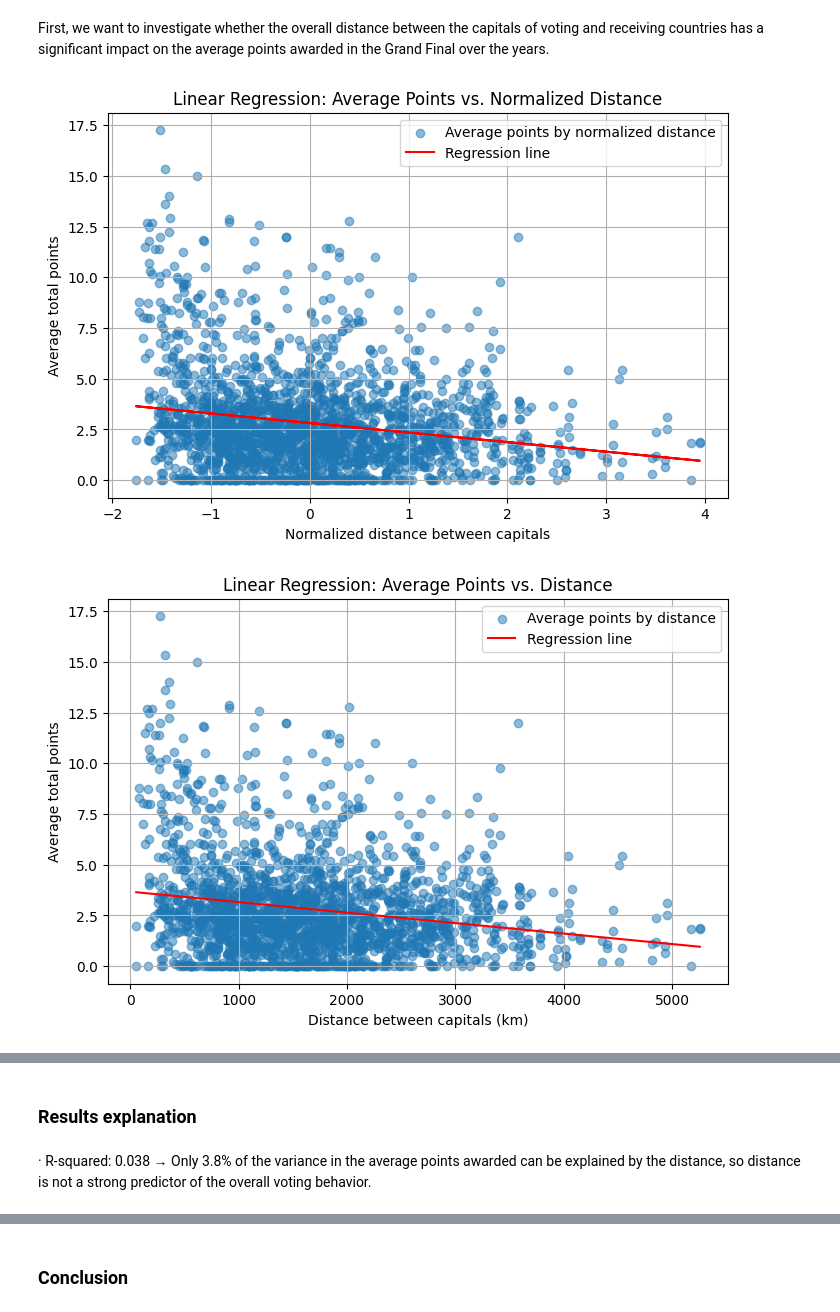
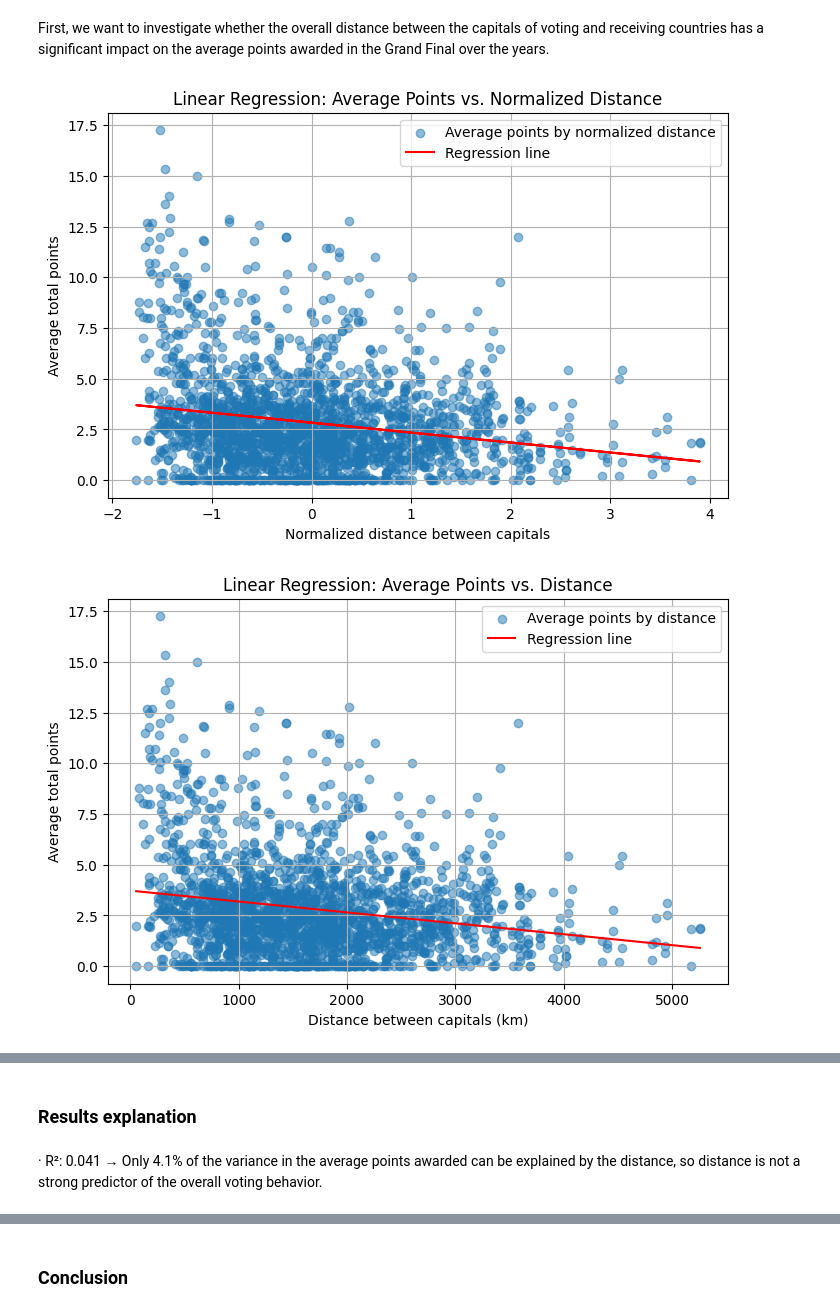
Before and after one commit to kluedemann/eurovision-voting-analysis, a Jupyter notebook: src/linear_regression.ipynb, the cells around one changed output, grey strips where cells are left out. Cells and saved outputs as stored; diff of their text form; code cells hidden in the pictures.

Commit message:
Remake regression fully

```diff
--- a/src/linear_regression.ipynb
+++ b/src/linear_regression.ipynb
@@ -22,54 +73,44 @@ data.head()
 # %% [markdown]
 First, we want to investigate whether the overall distance between the capitals of voting and receiving countries has a significant impact on the average points awarded in the Grand Final over the years.
 # %%
-# IMPORTANT: No Australia and only Grand Final votes
-data1 = data[(data["from_country"] != "au") & (data["to_country"] != "au") & (data["round"] == "final")]
-aggregated_data = data1.groupby(["from_country", "to_country"], as_index = False).agg({
-    "total_points": "mean",     # Average points awarded
-    "distance": "mean"          # Distance
-})
-
-distance_mean = aggregated_data["distance"].mean()
-distance_std = aggregated_data["distance"].std()
-aggregated_data["distance_normalized"] = (aggregated_data["distance"] - distance_mean) / distance_std
-aggregated_data
-
 X_agg = sm.add_constant(aggregated_data["distance_normalized"])
 Y_agg = aggregated_data["total_points"]
 
 agg_model = sm.OLS(Y_agg, X_agg).fit()      # Ordinary Least Squares for Linear Regression
 agg_summary = agg_model.summary()
 
-x_plot_original = np.linspace(aggregated_data["distance"].min(), aggregated_data["distance"].max(), 100)        # Unnormalized distance predictions back to original scale for plotting
+distance_mean = aggregated_data["distance"].mean()      # Unnormalized distance predictions back to original scale for plotting
+distance_std = aggregated_data["distance"].std()
+x_plot_original = np.linspace(aggregated_data["distance"].min(), aggregated_data["distance"].max(), 100)
 x_plot_normalized = (x_plot_original - distance_mean) / distance_std
 x_plot_with_const = sm.add_constant(x_plot_normalized)
 y_plot = agg_model.predict(x_plot_with_const)
 
 plt.figure(figsize=(8, 5))
-plt.scatter(aggregated_data['distance_normalized'], aggregated_data['total_points'], alpha=0.5, label='Average points by normalized distance')
-plt.plot(aggregated_data['distance_normalized'], agg_model.predict(X_agg), color='red', label='Regression line')
-plt.title('Linear Regression: Average Points vs. Normalized Distance')
-plt.xlabel('Normalized distance between capitals')
-plt.ylabel('Average total points')
+plt.scatter(aggregated_data["distance_normalized"], aggregated_data["total_points"], alpha=0.5, label="Average points by normalized distance")
+plt.plot(aggregated_data["distance_normalized"], agg_model.predict(X_agg), color="red", label="Regression line")
+plt.title("Linear Regression: Average Points vs. Normalized Distance")
+plt.xlabel("Normalized distance between capitals")
+plt.ylabel("Average total points")
 plt.legend()
 plt.grid(True)
 plt.savefig("../plots/linear_regression/overall_normalized.png")
 plt.show()
 
 plt.figure(figsize=(8, 5))
 plt.scatter(aggregated_data["distance"], aggregated_data["total_points"], alpha=0.5, label="Average points by distance")
 plt.plot(x_plot_original, y_plot, color="red", label="Regression line")
 plt.title("Linear Regression: Average Points vs. Distance")
 plt.xlabel("Distance between capitals (km)")
 plt.ylabel("Average total points")
 plt.legend()
 plt.grid(True)
 plt.savefig("../plots/linear_regression/overall.png")
 plt.show()
 
 print(agg_summary)
 # %% [output]
-[figure, old version]
+[figure, new version]
-[figure, old version]
+[figure, new version]
                             OLS Regression Results
 ==============================================================================
@@ -91,5 +132,5 @@ Notes:
 # %% [markdown]
 ### Results explanation
 # %% [markdown]
-· R-squared: 0.038 → Only 3.8% of the variance in the average points awarded can be explained by the distance, so distance is not a strong predictor of the overall voting behavior.
+· R²: 0.041 → Only 4.1% of the variance in the average points awarded can be explained by the distance, so distance is not a strong predictor of the overall voting behavior.
 # %% [markdown]
```
Also changed, not shown: parts of 36 cells of this notebook, 51 other files.
